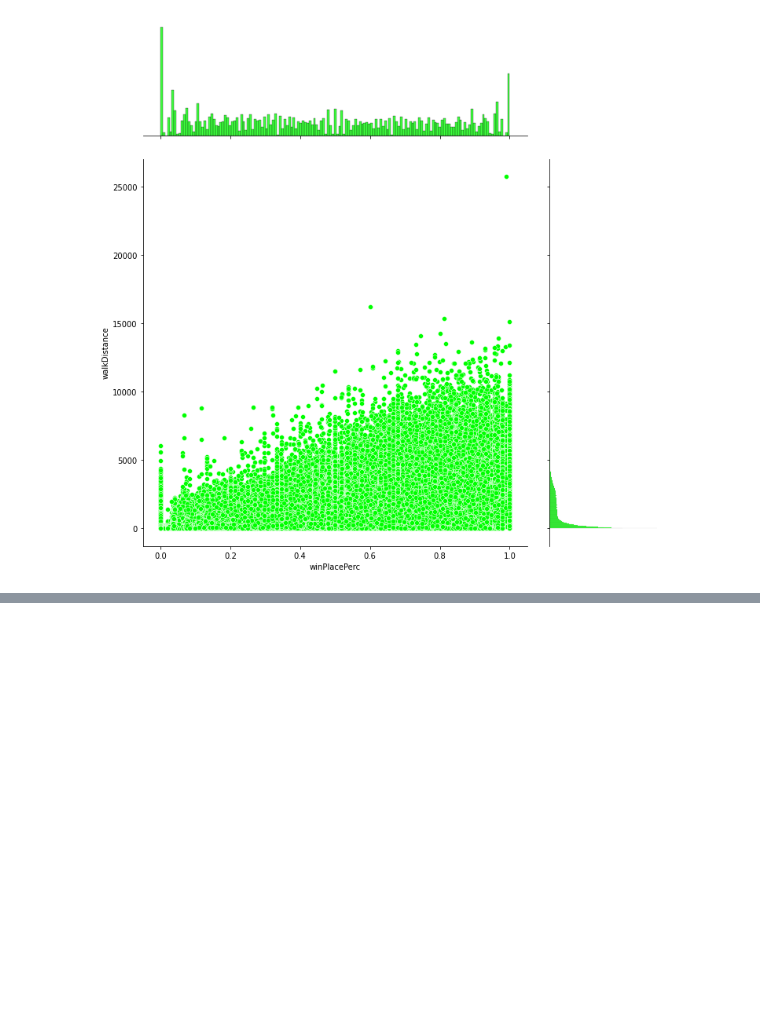
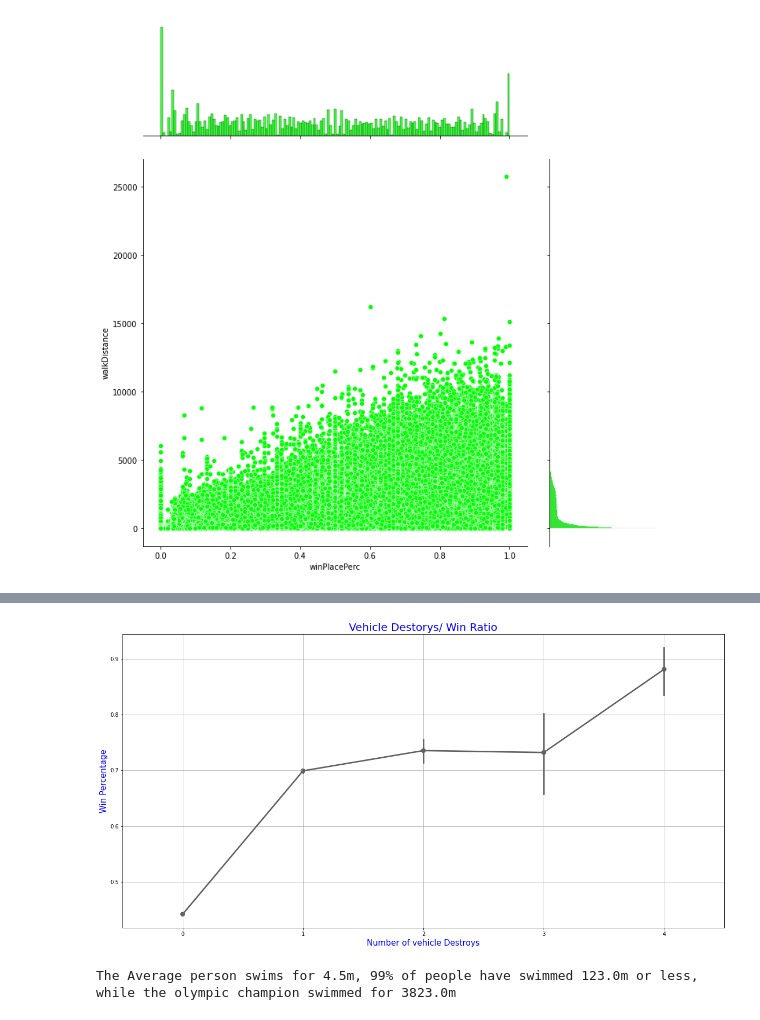
Before and after one commit to rushikeshnaik779/EDA, a Jupyter notebook: EDA_for_PUBG_.ipynb, the cells around one changed output, grey strips where cells are left out. Drawn from its saved outputs; the diff is of its cells as text; code cells hidden in the pictures; blank space fills up the shorter version.

```diff
--- a/EDA_for_PUBG_.ipynb
+++ b/EDA_for_PUBG_.ipynb
@@ -190,0 +204,15 @@ plt.show()
+# %%
+fig, ax = plt.subplots(figsize=(20, 10))
+sns.pointplot(x='vehicleDestroys', y='winPlacePerc', data=data, color="#606060",alpha=0.8)
+plt.xlabel('Number of vehicle Destroys', fontsize=15, color='blue')
+plt.ylabel('Win Percentage', fontsize=15, color='blue')
+plt.title('Vehicle Destorys/ Win Ratio', fontsize=20, color='blue')
+plt.grid()
+plt.show()
+# %% [output]
+[figure, added]
+# %%
+# The Swimmers
+print("The Average person swims for {:.1f}m, 99% of people have swimmed {}m or less, while the olympic champion swimmed for {}m".format(train['swimDistance'].mean(), train['swimDistance'].quantile(0.99), train['swimDistance'].max()))
+# %% [output]
+The Average person swims for 4.5m, 99% of people have swimmed 123.0m or less, while the olympic champion swimmed for 3823.0m
```
Also changed, not shown: parts of 9 cells of this notebook.
